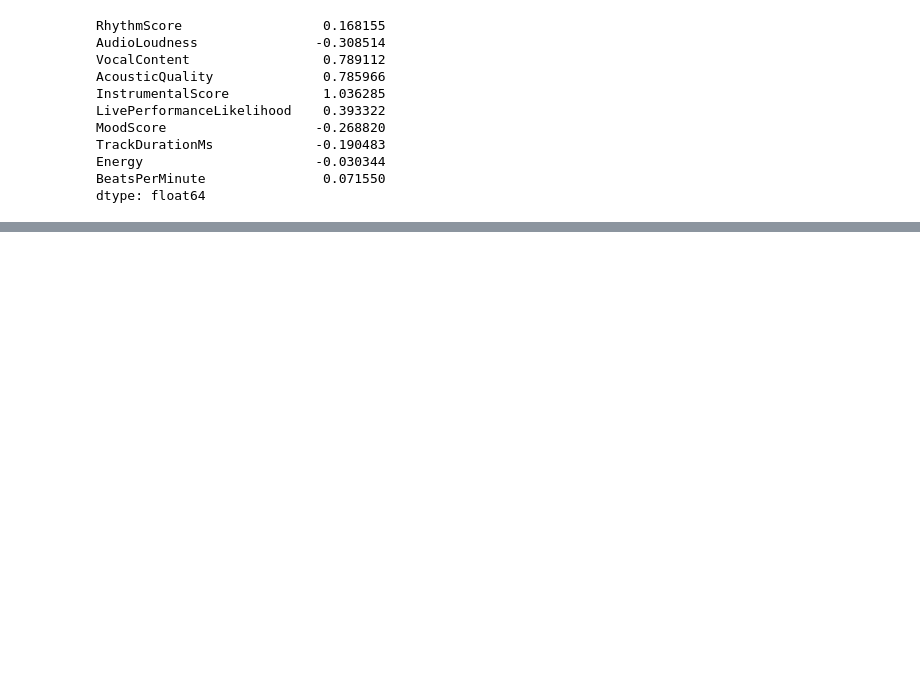
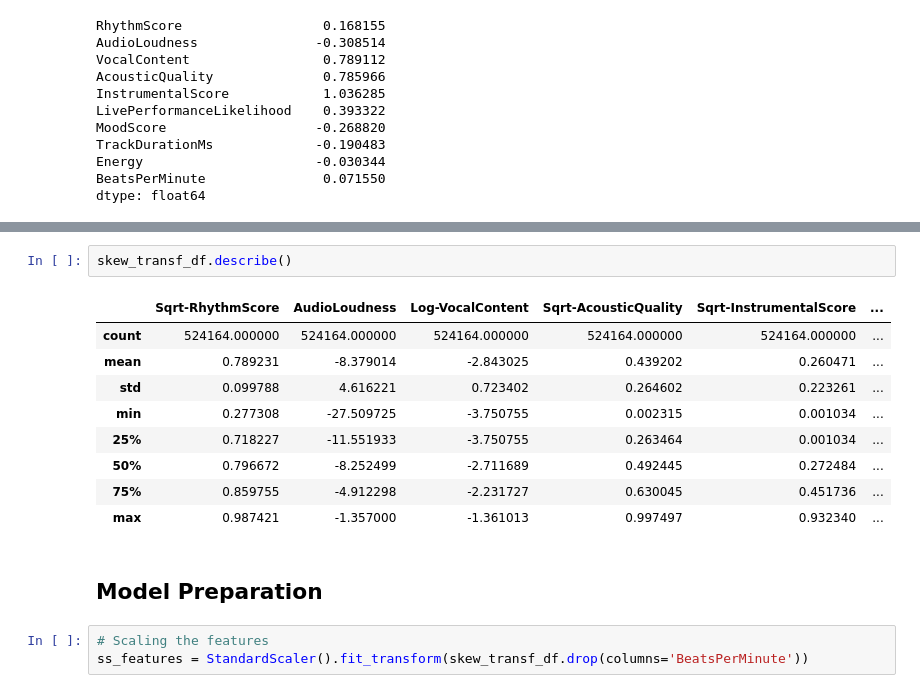
Before and after one commit to JustinAbner/Kaggle_Competitions, a Jupyter notebook: Predicting the Beats-per-Minute of Songs/BeatsPerMin.ipynb, the cells around one changed output, grey strips where cells are left out. Saved outputs shown, nothing was run; the diff lists cells and outputs as text; blank space fills up the shorter version.

Commit message:
Data processing complete, on to model preparation

```diff
--- a/Predicting the Beats-per-Minute of Songs/BeatsPerMin.ipynb
+++ b/Predicting the Beats-per-Minute of Songs/BeatsPerMin.ipynb
@@ -189,0 +192,17 @@ abs_dict['trick']
+# %%
+skew_transf_df.describe()
+# %% [output]
+|  | Sqrt-RhythmScore | AudioLoudness | Log-VocalContent | Sqrt-AcousticQuality | Sqrt-InstrumentalScore | ... |
+| count | 524164.000000 | 524164.000000 | 524164.000000 | 524164.000000 | 524164.000000 | ... |
+| mean | 0.789231 | -8.379014 | -2.843025 | 0.439202 | 0.260471 | ... |
+| std | 0.099788 | 4.616221 | 0.723402 | 0.264602 | 0.223261 | ... |
+| min | 0.277308 | -27.509725 | -3.750755 | 0.002315 | 0.001034 | ... |
+| 25% | 0.718227 | -11.551933 | -3.750755 | 0.263464 | 0.001034 | ... |
+| 50% | 0.796672 | -8.252499 | -2.711689 | 0.492445 | 0.272484 | ... |
+| 75% | 0.859755 | -4.912298 | -2.231727 | 0.630045 | 0.451736 | ... |
+| max | 0.987421 | -1.357000 | -1.361013 | 0.997497 | 0.932340 | ... |
+# %% [markdown]
+## Model Preparation
+# %%
+# Scaling the features
+ss_features = StandardScaler().fit_transform(skew_transf_df.drop(columns='BeatsPerMinute'))
```
Also changed, not shown: parts of 18 cells of this notebook.
